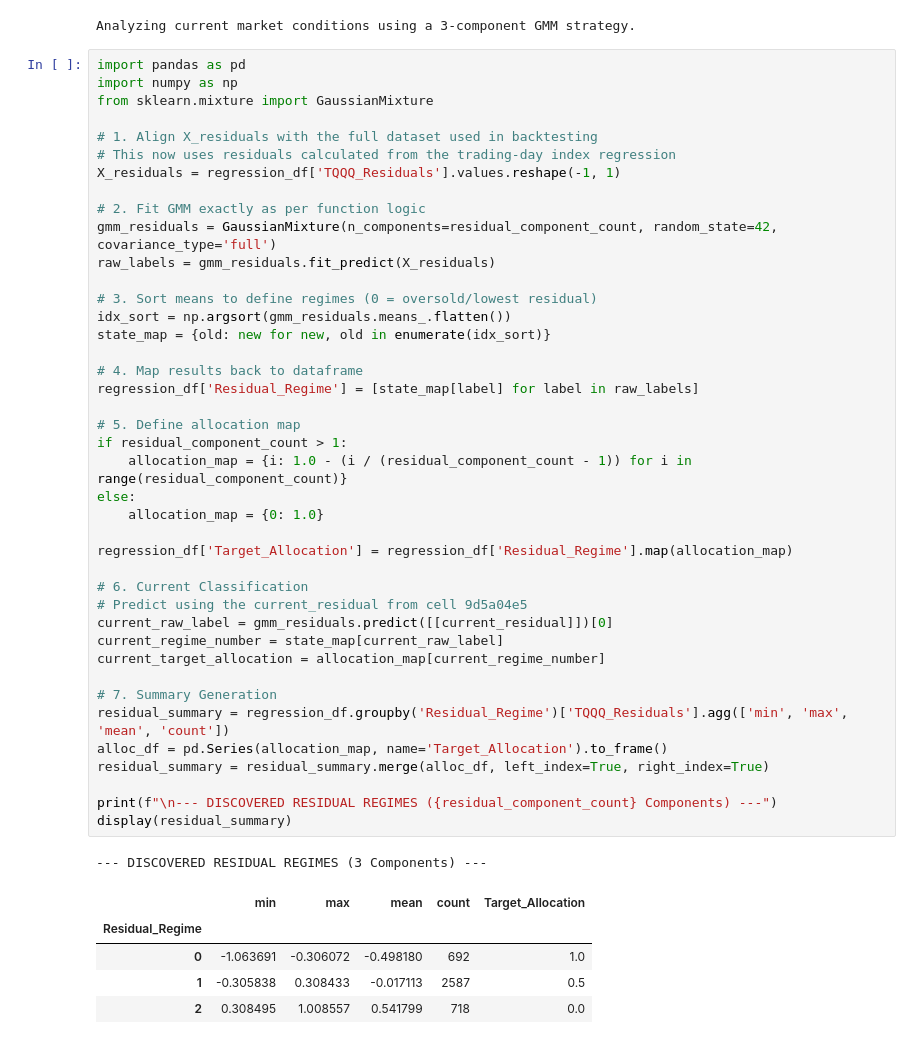
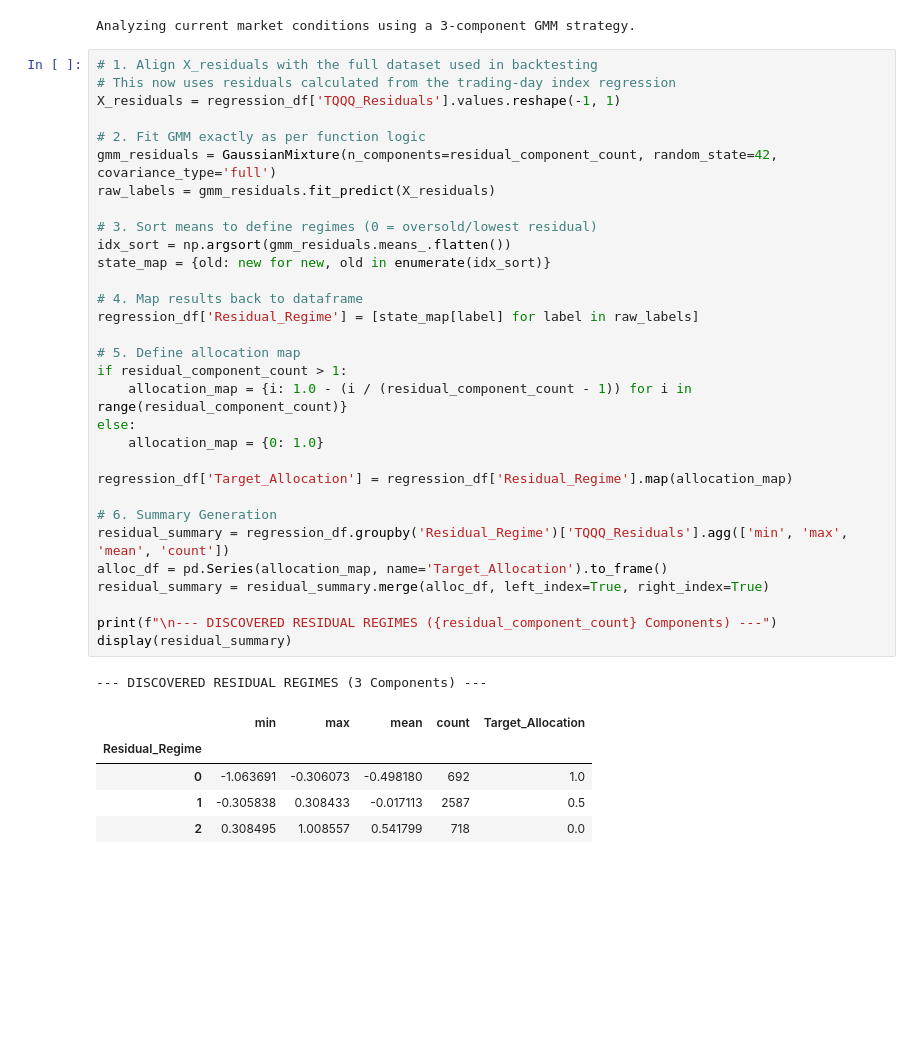
Before and after one commit to jhenningsen/Equity_Analysis, a Jupyter notebook: Leverage_ETFs/LMR_Discrete_Daily_Allocator.ipynb, the cells around one changed output. Saved outputs shown, nothing was run; the diff lists cells and outputs as text; blank space fills up the shorter version.

```diff
--- a/Leverage_ETFs/LMR_Discrete_Daily_Allocator.ipynb
+++ b/Leverage_ETFs/LMR_Discrete_Daily_Allocator.ipynb
@@ -125,51 +114,41 @@ print(f"Analyzing current market conditions using a {residual_component_count}-c
 # %% [output]
 Analyzing current market conditions using a 3-component GMM strategy.
 # %%
-import pandas as pd
-import numpy as np
-from sklearn.mixture import GaussianMixture
-
 # 1. Align X_residuals with the full dataset used in backtesting
 # This now uses residuals calculated from the trading-day index regression
 X_residuals = regression_df['TQQQ_Residuals'].values.reshape(-1, 1)
 
 # 2. Fit GMM exactly as per function logic
 gmm_residuals = GaussianMixture(n_components=residual_component_count, random_state=42, covariance_type='full')
 raw_labels = gmm_residuals.fit_predict(X_residuals)
 
 # 3. Sort means to define regimes (0 = oversold/lowest residual)
 idx_sort = np.argsort(gmm_residuals.means_.flatten())
 state_map = {old: new for new, old in enumerate(idx_sort)}
 
 # 4. Map results back to dataframe
 regression_df['Residual_Regime'] = [state_map[label] for label in raw_labels]
 
 # 5. Define allocation map
 if residual_component_count > 1:
     allocation_map = {i: 1.0 - (i / (residual_component_count - 1)) for i in range(residual_component_count)}
 else:
     allocation_map = {0: 1.0}
 
 regression_df['Target_Allocation'] = regression_df['Residual_Regime'].map(allocation_map)
 
-# 6. Current Classification
-# Predict using the current_residual from cell 9d5a04e5
-current_raw_label = gmm_residuals.predict([[current_residual]])[0]
-current_regime_number = state_map[current_raw_label]
-current_target_allocation = allocation_map[current_regime_number]
-
-# 7. Summary Generation
+# 6. Summary Generation
 residual_summary = regression_df.groupby('Residual_Regime')['TQQQ_Residuals'].agg(['min', 'max', 'mean', 'count'])
 alloc_df = pd.Series(allocation_map, name='Target_Allocation').to_frame()
 residual_summary = residual_summary.merge(alloc_df, left_index=True, right_index=True)
 
 print(f"\n--- DISCOVERED RESIDUAL REGIMES ({residual_component_count} Components) ---")
 display(residual_summary)
 # %% [output]
 --- DISCOVERED RESIDUAL REGIMES (3 Components) ---
 |  | min | max | mean | count | Target_Allocation |
 | Residual_Regime |  |  |  |  |  |
-| 0 | -1.063691 | -0.306072 | -0.498180 | 692 | 1.0 |
+| 0 | -1.063691 | -0.306073 | -0.498180 | 692 | 1.0 |
 | 1 | -0.305838 | 0.308433 | -0.017113 | 2587 | 0.5 |
 | 2 | 0.308495 | 1.008557 | 0.541799 | 718 | 0.0 |
 # %%
```
Also changed, not shown: parts of 4 cells of this notebook.
